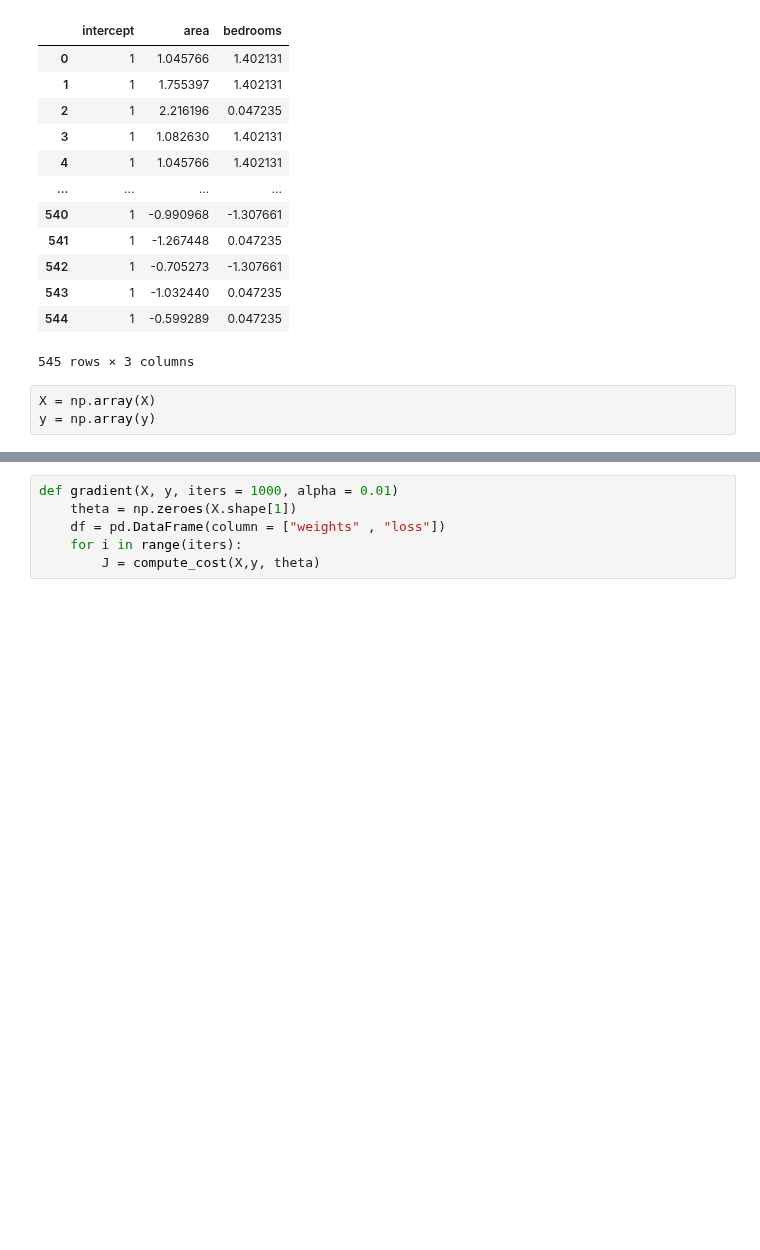
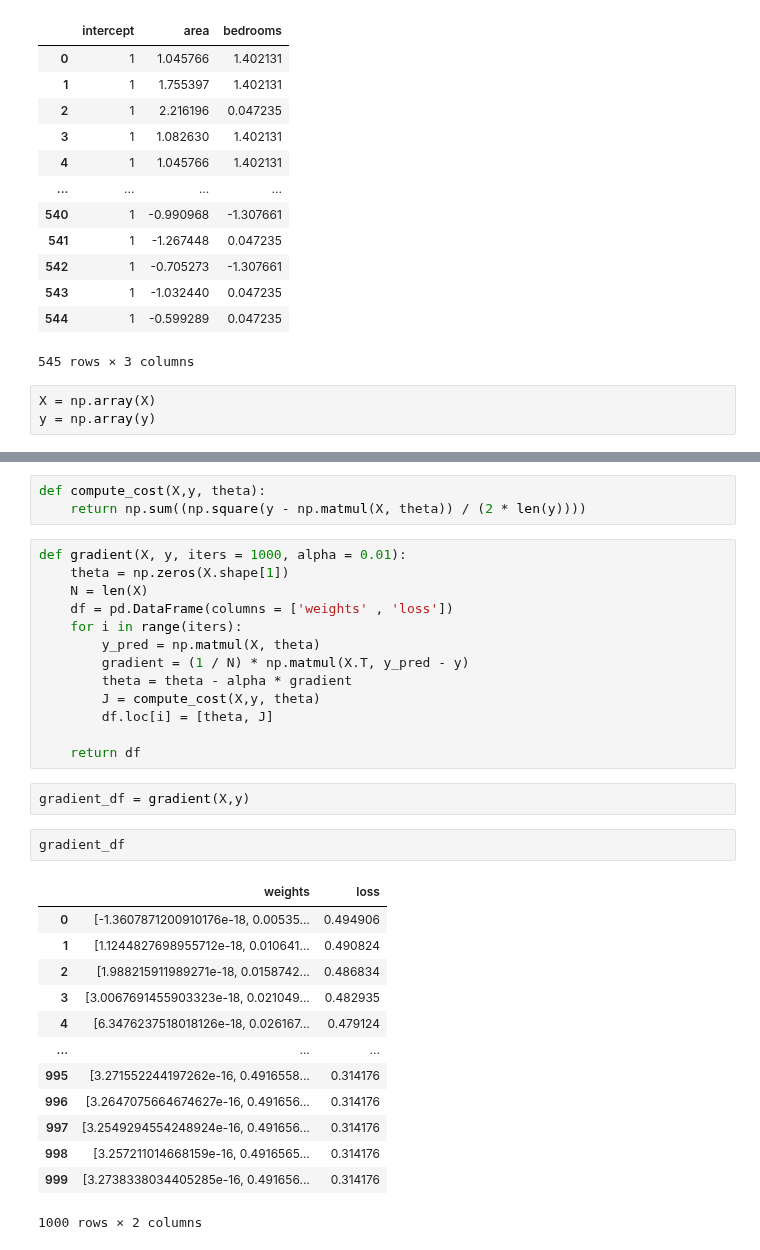
Before and after one commit to HayBeeCoder/ai, a Jupyter notebook: dl-with-real-life-projects-coursera/gradient descent.ipynb, the cells around one changed output, grey strips where cells are left out. Saved outputs shown, nothing was run; the diff lists cells and outputs as text; blank space fills up the shorter version.

Commit message:
implement gradient descent for multivariate data

```diff
--- a/dl-with-real-life-projects-coursera/gradient descent.ipynb
+++ b/dl-with-real-life-projects-coursera/gradient descent.ipynb
@@ -325,6 +342,34 @@ array([0., 0., 0.])
 # %%
-def gradient(X, y, iters = 1000, alpha = 0.01)
-    theta = np.zeroes(X.shape[1])
-    df = pd.DataFrame(column = ["weights" , "loss"])
-    for i in range(iters):
-        J = compute_cost(X,y, theta)
+def compute_cost(X,y, theta):
+    return np.sum((np.square(y - np.matmul(X, theta)) / (2 * len(y))))
+# %%
+def gradient(X, y, iters = 1000, alpha = 0.01):
+    theta = np.zeros(X.shape[1])
+    N = len(X)
+    df = pd.DataFrame(columns = ['weights' , 'loss'])
+    for i in range(iters):
+        y_pred = np.matmul(X, theta)
+        gradient = (1 / N) * np.matmul(X.T, y_pred - y)
+        theta = theta - alpha * gradient
+        J = compute_cost(X,y, theta)
+        df.loc[i] = [theta, J]
+
+    return df
+# %%
+gradient_df = gradient(X,y)
+# %%
+gradient_df
+# %% [output]
+|  | weights | loss |
+| 0 | [-1.3607871200910176e-18, 0.00535... | 0.494906 |
+| 1 | [1.1244827698955712e-18, 0.010641... | 0.490824 |
+| 2 | [1.988215911989271e-18, 0.0158742... | 0.486834 |
+| 3 | [3.0067691455903323e-18, 0.021049... | 0.482935 |
+| 4 | [6.3476237518018126e-18, 0.026167... | 0.479124 |
+| ... | ... | ... |
+| 995 | [3.271552244197262e-16, 0.4916558... | 0.314176 |
+| 996 | [3.2647075664674627e-16, 0.491656... | 0.314176 |
+| 997 | [3.2549294554248924e-16, 0.491656... | 0.314176 |
+| 998 | [3.257211014668159e-16, 0.4916565... | 0.314176 |
+| 999 | [3.2738338034405285e-16, 0.491656... | 0.314176 |
+1000 rows × 2 columns
```
Also changed, not shown: parts of 2 cells of this notebook.
